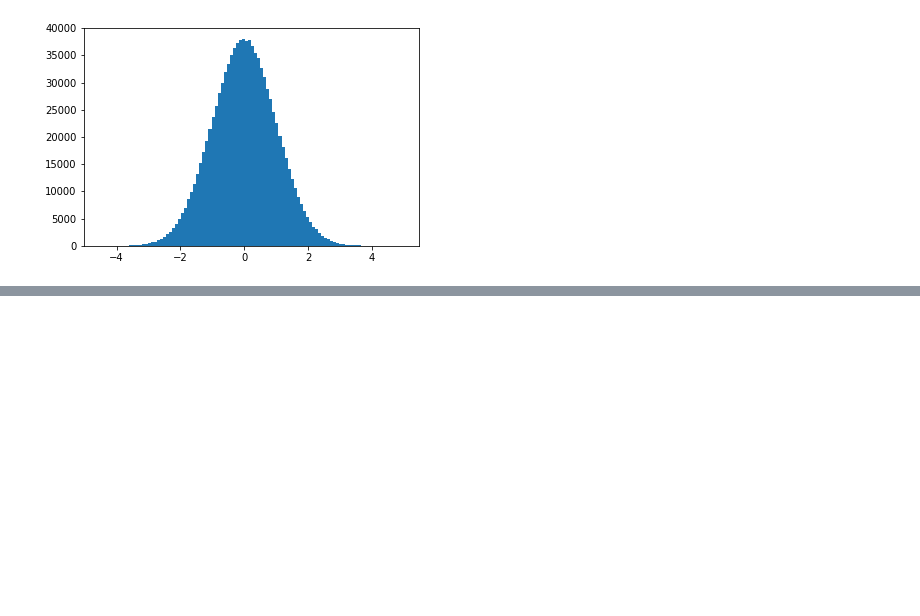
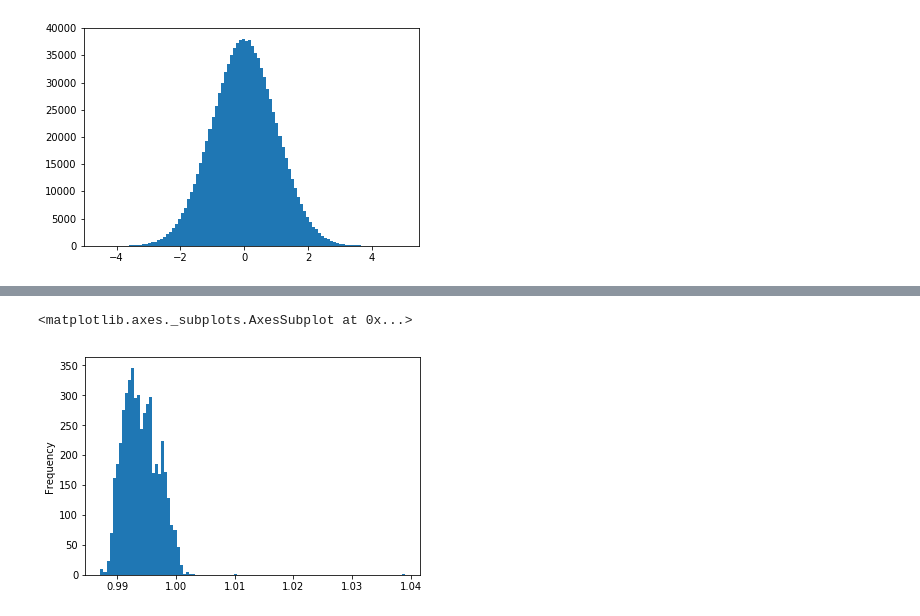
Before and after one commit to justinhinckfoot/Galvanize, a Jupyter notebook: Lesson 9.ipynb, the cells around one changed output, grey strips where cells are left out. Saved outputs shown, nothing was run; the diff lists cells and outputs as text; code cells hidden in the pictures; blank space fills up the shorter version.

```diff
--- a/Lesson 9.ipynb
+++ b/Lesson 9.ipynb
@@ -148,0 +168,5 @@ counts, bins, _ = ax1.hist(samples, bins=100)
+# %%
+df['density'].plot.hist(bins=100)
+# %% [output]
+<matplotlib.axes._subplots.AxesSubplot at 0x...>
+[figure, added]
```
Also changed, not shown: parts of 9 cells of this notebook.
